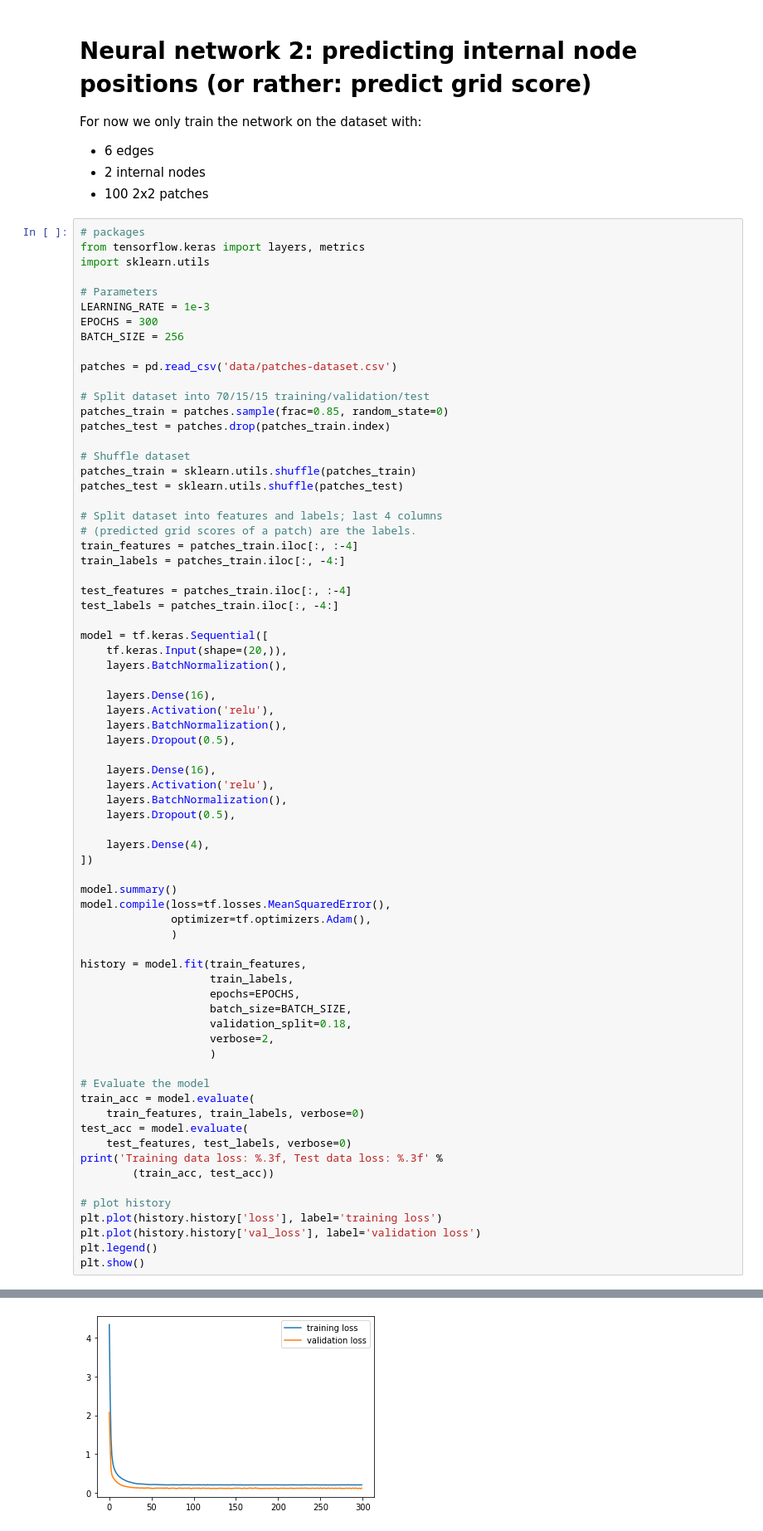
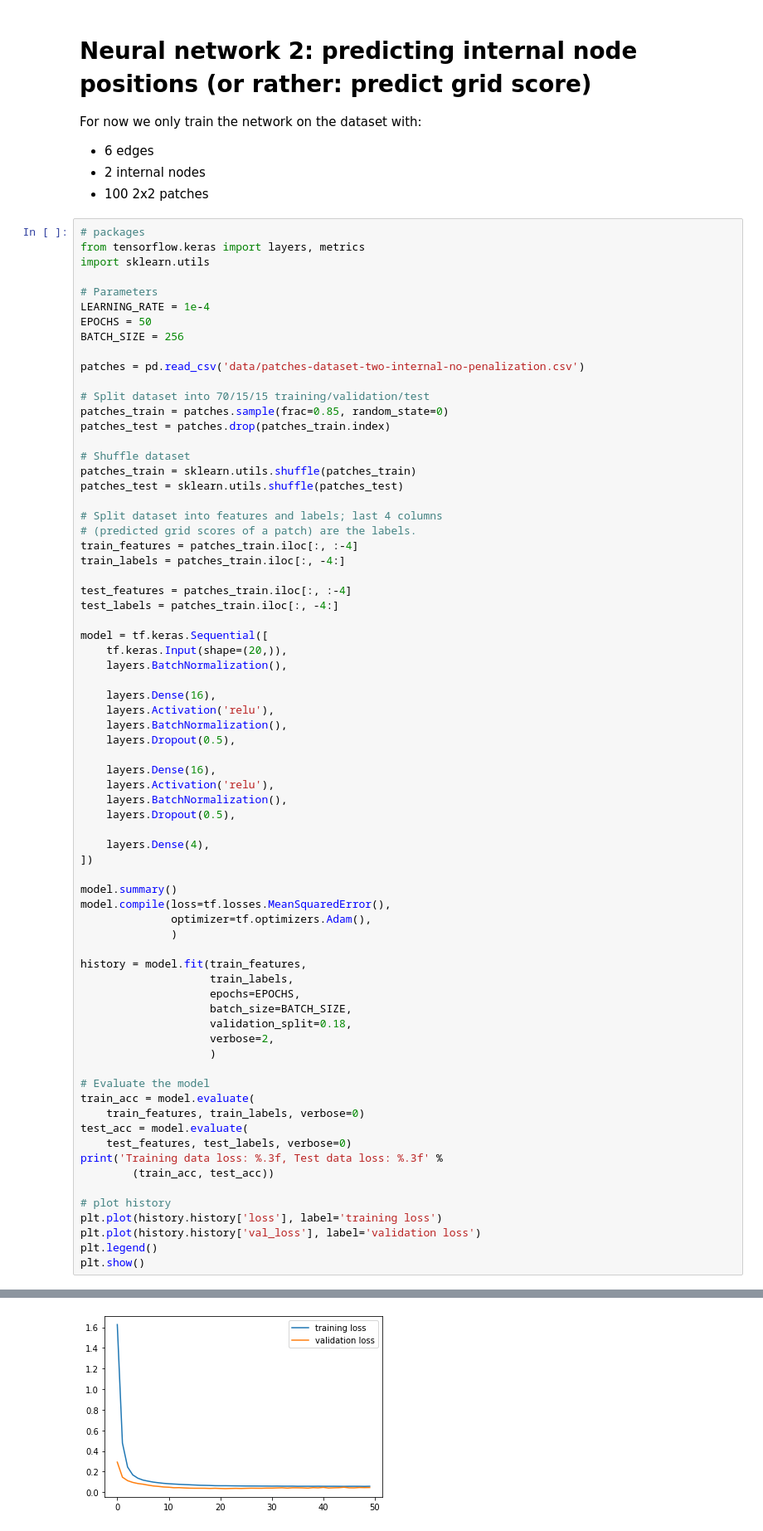
Before and after one commit to Siljekka/GrasshopperMeshAI, a Jupyter notebook: MeshPoints/MachineLearning/nn2.ipynb, the cells around one changed output, grey strips where cells are left out. Shown at 83% size. Saved outputs shown, nothing was run; the diff lists cells and outputs as text.

```diff
--- a/MeshPoints/MachineLearning/nn2.ipynb
+++ b/MeshPoints/MachineLearning/nn2.ipynb
@@ -452,11 +466,11 @@ from tensorflow.keras import layers, metrics
 import sklearn.utils
 
 # Parameters
-LEARNING_RATE = 1e-3
-EPOCHS = 300
+LEARNING_RATE = 1e-4
+EPOCHS = 50
 BATCH_SIZE = 256
 
-patches = pd.read_csv('data/patches-dataset.csv')
+patches = pd.read_csv('data/patches-dataset-two-internal-no-penalization.csv')
 
 # Split dataset into 70/15/15 training/validation/test
 patches_train = patches.sample(frac=0.85, random_state=0)
@@ -538 +552 @@ Training data loss: 0.127, Test data loss: 0.127
-[figure, old version]
+[figure, new version]
```
Also changed, not shown: parts of 11 cells of this notebook, 1 other file.
